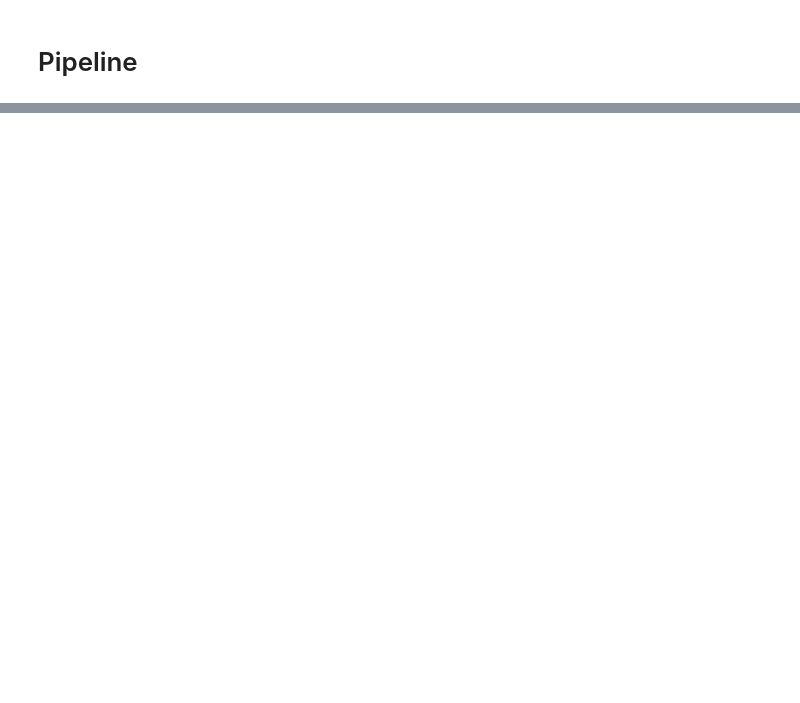
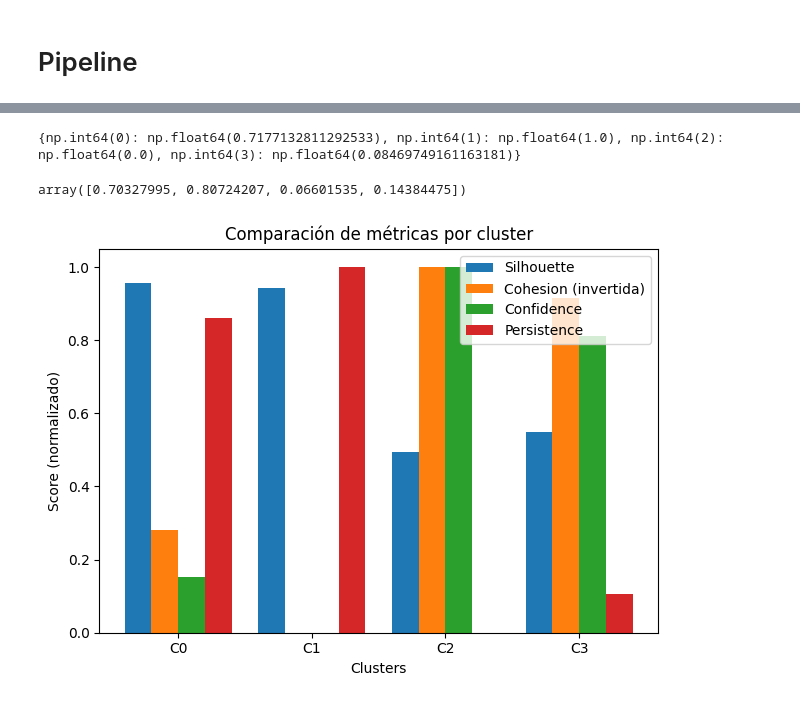
Before and after one commit to arielpincayy/iwildcam_preprocessing_pipeline, a Jupyter notebook: clustering_pipeline.ipynb, the cells around one changed output, grey strips where cells are left out. Cells and saved outputs as stored; diff of their text form; code cells hidden in the pictures; blank space fills up the shorter version.

```diff
--- a/clustering_pipeline.ipynb
+++ b/clustering_pipeline.ipynb
@@ -147,0 +265,80 @@ else:
+# %%
+from scipy.spatial.distance import pdist
+
+def cohesion(cluster_points):
+    return pdist(cluster_points).mean()
+
+cluster_cohesion = {}
+
+for c in set(labels):
+    if c == -1: continue
+    points = embedding[labels == c]
+    cluster_cohesion[c] = cohesion(points)
+# %%
+import numpy as np
+
+vals = np.array(list(cluster_cohesion.values()))
+norm = (vals - vals.min()) / (vals.max() - vals.min())
+
+print(dict(zip(cluster_cohesion.keys(), norm)))
+# %% [output]
+{np.int64(0): np.float64(0.7177132811292533), np.int64(1): np.float64(1.0), np.int64(2): np.float64(0.0), np.int64(3): np.float64(0.08469749161163181)}
+# %%
+cluster_confidence = {}
+
+for c in set(labels):
+    if c == -1: continue
+    cluster_confidence[c] = clusterer.probabilities_[labels == c].mean()
+# %%
+clusterer.cluster_persistence_
+# %% [output]
+array([0.70327995, 0.80724207, 0.06601535, 0.14384475])
+# %%
+import numpy as np
+import matplotlib.pyplot as plt
+
+clusters = sorted(cluster_silhouette.keys())
+
+# --- 1. Extraer métricas en orden consistente ---
+sil_vals = np.array([cluster_silhouette[c] for c in clusters])
+coh_vals = np.array([cluster_cohesion[c] for c in clusters])
+conf_vals = np.array([cluster_confidence[c] for c in clusters])
+
+# --- 2. Normalizar cohesión (ya la tienes, pero lo hacemos ordenado) ---
+coh_norm = (coh_vals - coh_vals.min()) / (coh_vals.max() - coh_vals.min())
+
+# Invertir cohesión para que "más alto = mejor"
+coh_norm_inv = 1 - coh_norm
+
+# --- 3. Normalizar confidence (opcional, ya suele estar en [0,1]) ---
+conf_norm = (conf_vals - conf_vals.min()) / (conf_vals.max() - conf_vals.min())
+
+# --- 4. Persistencia (ojo: HDBSCAN ya la da por cluster en orden interno) ---
+# Asegúrate que el orden coincide con tus labels
+persistence_vals = clusterer.cluster_persistence_
+persistence_norm = (persistence_vals - persistence_vals.min()) / (
+    persistence_vals.max() - persistence_vals.min()
+)
+
+# --- 5. Preparar gráfica ---
+x = np.arange(len(clusters))
+width = 0.2
+
+plt.figure()
+
+plt.bar(x - 1.5*width, sil_vals, width, label='Silhouette')
+plt.bar(x - 0.5*width, coh_norm_inv, width, label='Cohesion (invertida)')
+plt.bar(x + 0.5*width, conf_norm, width, label='Confidence')
+plt.bar(x + 1.5*width, persistence_norm[:len(clusters)], width, label='Persistence')
+
+# --- 6. Labels ---
+plt.xticks(x, [f"C{c}" for c in clusters])
+plt.xlabel("Clusters")
+plt.ylabel("Score (normalizado)")
+plt.title("Comparación de métricas por cluster")
+plt.legend()
+
+plt.tight_layout()
+plt.show()
+# %% [output]
+[figure, added]
```
Also changed, not shown: parts of 21 cells of this notebook, 10 other files.
